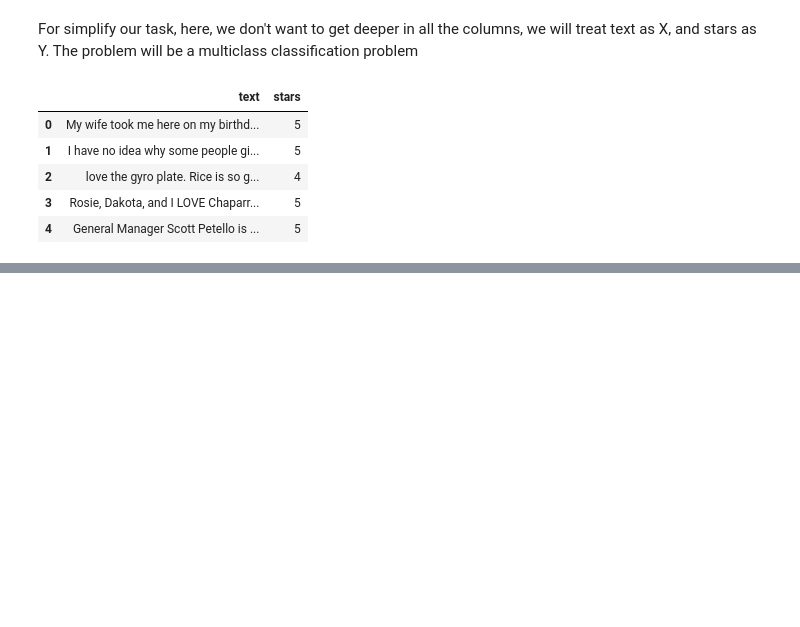
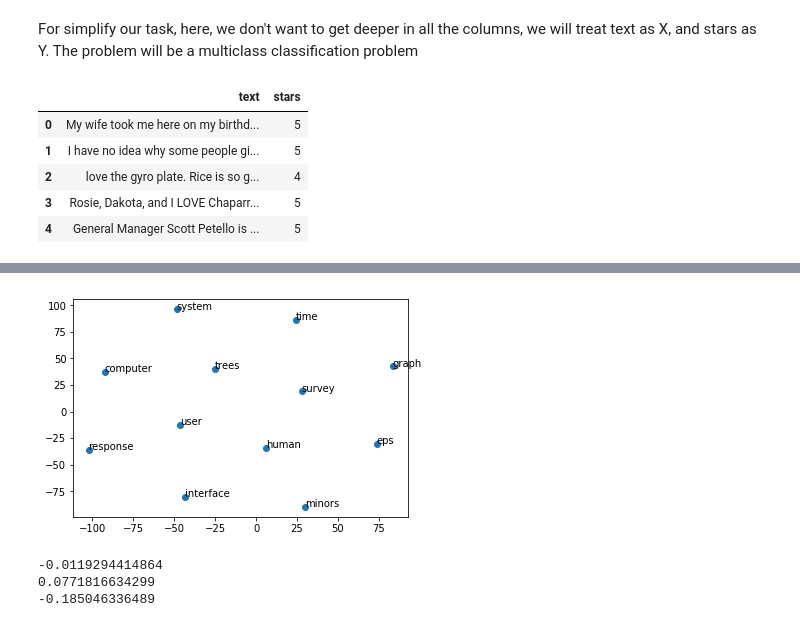
Before and after one commit to dangspin/Deep_learning_study, a Jupyter notebook: Big_Exercise.ipynb, the cells around one changed output, grey strips where cells are left out. Saved outputs shown, nothing was run; the diff lists cells and outputs as text; code cells hidden in the pictures; blank space fills up the shorter version.

```diff
--- a/Big_Exercise.ipynb
+++ b/Big_Exercise.ipynb
@@ -54,0 +226,24 @@ df.head()
+# %%
+from sklearn.manifold import TSNE
+
+X_train = model[model.wv.vocab]
+
+X_embedded = TSNE(n_components=2).fit_transform(X_train)
+
+plt.scatter(X_embedded[:,0], X_embedded[:,1])
+
+words = list(model.wv.vocab)
+for i, word in enumerate(words):
+    plt.annotate(word, xy = (X_embedded[i,0], X_embedded[i,1]))
+
+plt.show()
+# %% [output]
+[figure, added]
+# %%
+print (model.similarity('system', 'computer'))
+print (model.similarity('human', 'computer'))
+print (model.similarity('system','human'))
+# %% [output]
+-0.0119294414864
+0.0771816634299
+-0.185046336489
```
Also changed, not shown: parts of 16 cells of this notebook.
